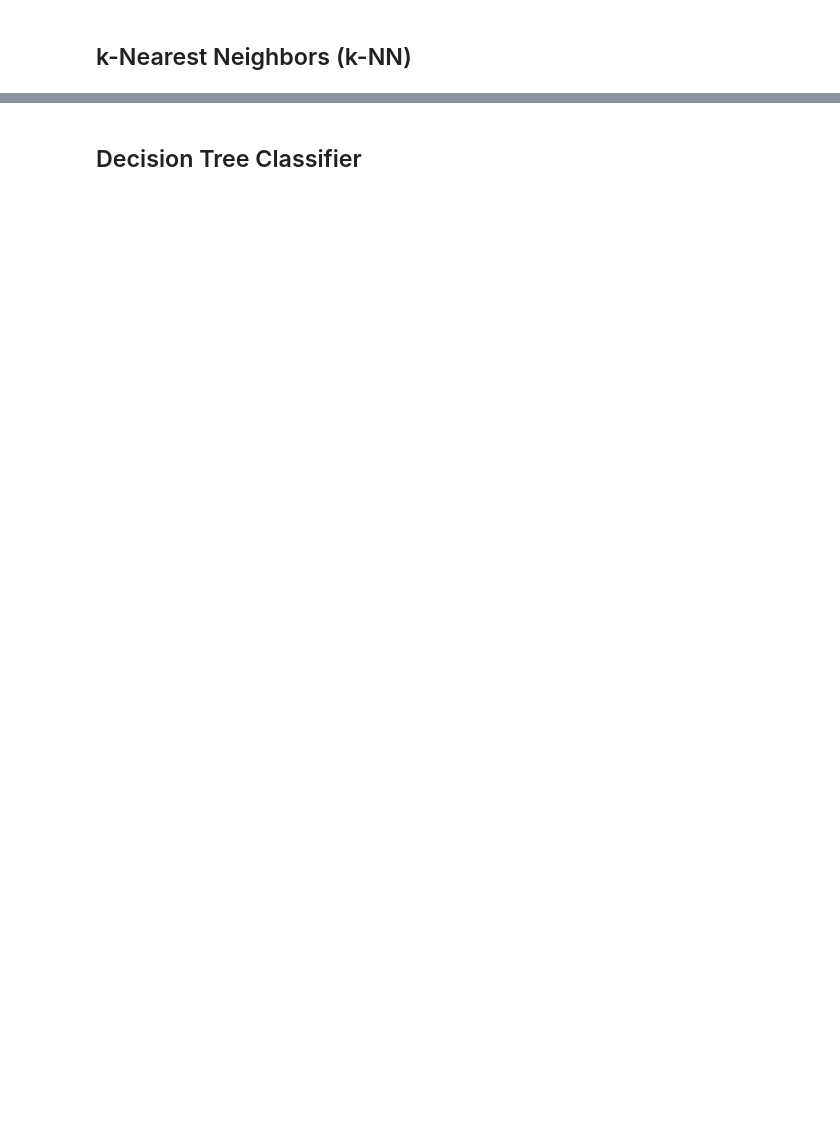
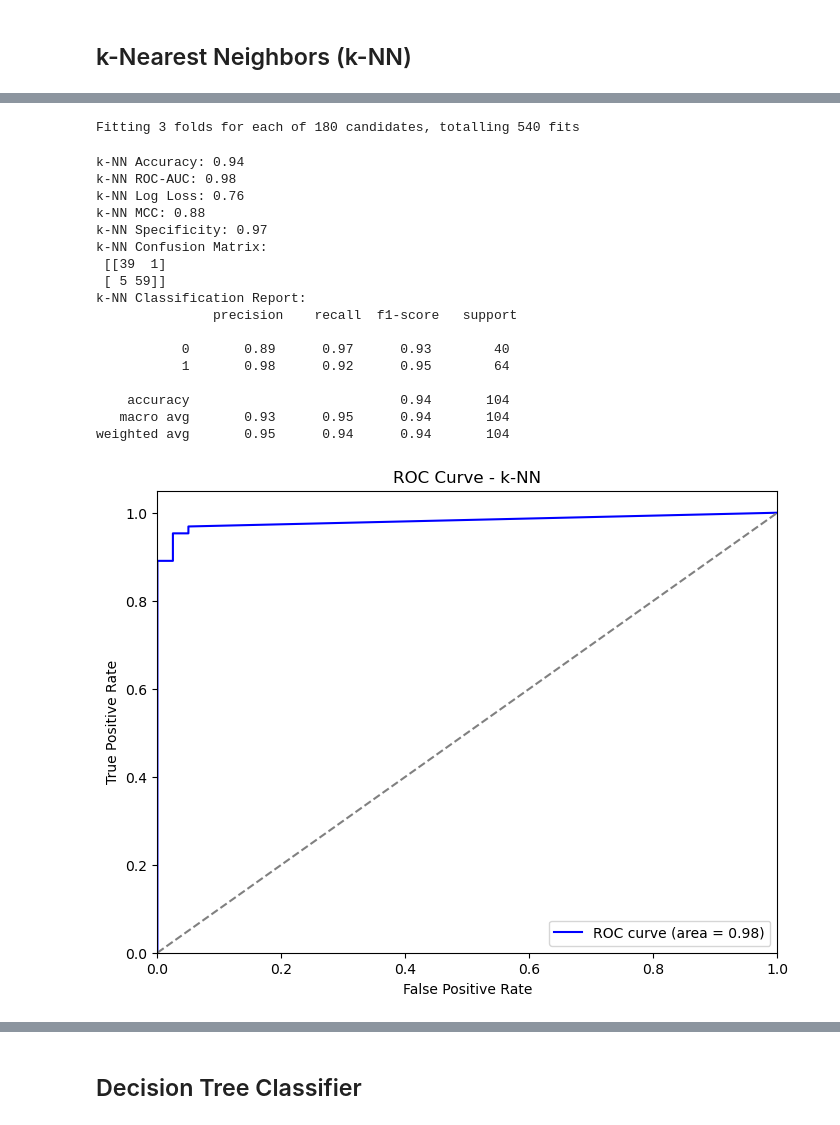
Before and after one commit to aastha0424/AasthaSingh-GlucoSense-Infy-Nov24, a Jupyter notebook: model_trainning.ipynb, the cells around one changed output, grey strips where cells are left out. Cells and saved outputs as stored; diff of their text form; code cells hidden in the pictures; blank space fills up the shorter version.

```diff
--- a/model_trainning.ipynb
+++ b/model_trainning.ipynb
@@ -471,0 +567,79 @@ weighted avg       0.95      0.94      0.94       104
+# %%
+# Define the k-NN model
+knn_model = KNeighborsClassifier()
+
+# Define hyperparameters
+knn_params = {
+    'n_neighbors': [3, 5, 7, 9, 11],
+    'weights': ['uniform', 'distance'],
+    'metric': ['euclidean', 'manhattan', 'minkowski'],
+    'leaf_size': [20, 30, 40],
+    'p': [1, 2]
+}
+
+# GridSearchCV for tuning
+knn_grid = GridSearchCV(estimator=knn_model, param_grid=knn_params, cv=3, scoring='accuracy', n_jobs=-1, verbose=2)
+knn_grid.fit(X_train, y_train)
+
+# Best model evaluation
+best_knn_model = knn_grid.best_estimator_
+knn_predictions = best_knn_model.predict(X_test)
+knn_proba = best_knn_model.predict_proba(X_test)[:, 1]
+
+# Metrics
+knn_accuracy = accuracy_score(y_test, knn_predictions)
+knn_roc_auc = roc_auc_score(y_test, knn_proba)
+knn_log_loss = log_loss(y_test, knn_proba)
+knn_mcc = matthews_corrcoef(y_test, knn_predictions)
+knn_specificity = recall_score(y_test, knn_predictions, pos_label=0)
+conf_matrix = confusion_matrix(y_test, knn_predictions)
+
+# Classification report
+knn_class_report = classification_report(y_test, knn_predictions)
+
+# ROC Curve
+fpr, tpr, _ = roc_curve(y_test, knn_proba)
+roc_auc = auc(fpr, tpr)
+
+
+
+# Output metrics
+print(f"k-NN Accuracy: {knn_accuracy:.2f}")
+print(f"k-NN ROC-AUC: {knn_roc_auc:.2f}")
+print(f"k-NN Log Loss: {knn_log_loss:.2f}")
+print(f"k-NN MCC: {knn_mcc:.2f}")
+print(f"k-NN Specificity: {knn_specificity:.2f}")
+print("k-NN Confusion Matrix:\n", conf_matrix)
+print("k-NN Classification Report:\n", knn_class_report)
+
+# Plot ROC curve
+plt.figure(figsize=(8, 6))
+plt.plot(fpr, tpr, color='blue', label=f'ROC curve (area = {roc_auc:.2f})')
+plt.plot([0, 1], [0, 1], color='gray', linestyle='--')
+plt.xlim([0.0, 1.0])
+plt.ylim([0.0, 1.05])
+plt.xlabel('False Positive Rate')
+plt.ylabel('True Positive Rate')
+plt.title('ROC Curve - k-NN')
+plt.legend(loc='lower right')
+plt.show()
+# %% [output]
+Fitting 3 folds for each of 180 candidates, totalling 540 fits
+k-NN Accuracy: 0.94
+k-NN ROC-AUC: 0.98
+k-NN Log Loss: 0.76
+k-NN MCC: 0.88
+k-NN Specificity: 0.97
+k-NN Confusion Matrix:
+ [[39  1]
+ [ 5 59]]
+k-NN Classification Report:
+               precision    recall  f1-score   support
+
+           0       0.89      0.97      0.93        40
+           1       0.98      0.92      0.95        64
+
+    accuracy                           0.94       104
+   macro avg       0.93      0.95      0.94       104
+weighted avg       0.95      0.94      0.94       104
+[figure, added]
```
Also changed, not shown: parts of 39 cells of this notebook, 4 other files.
